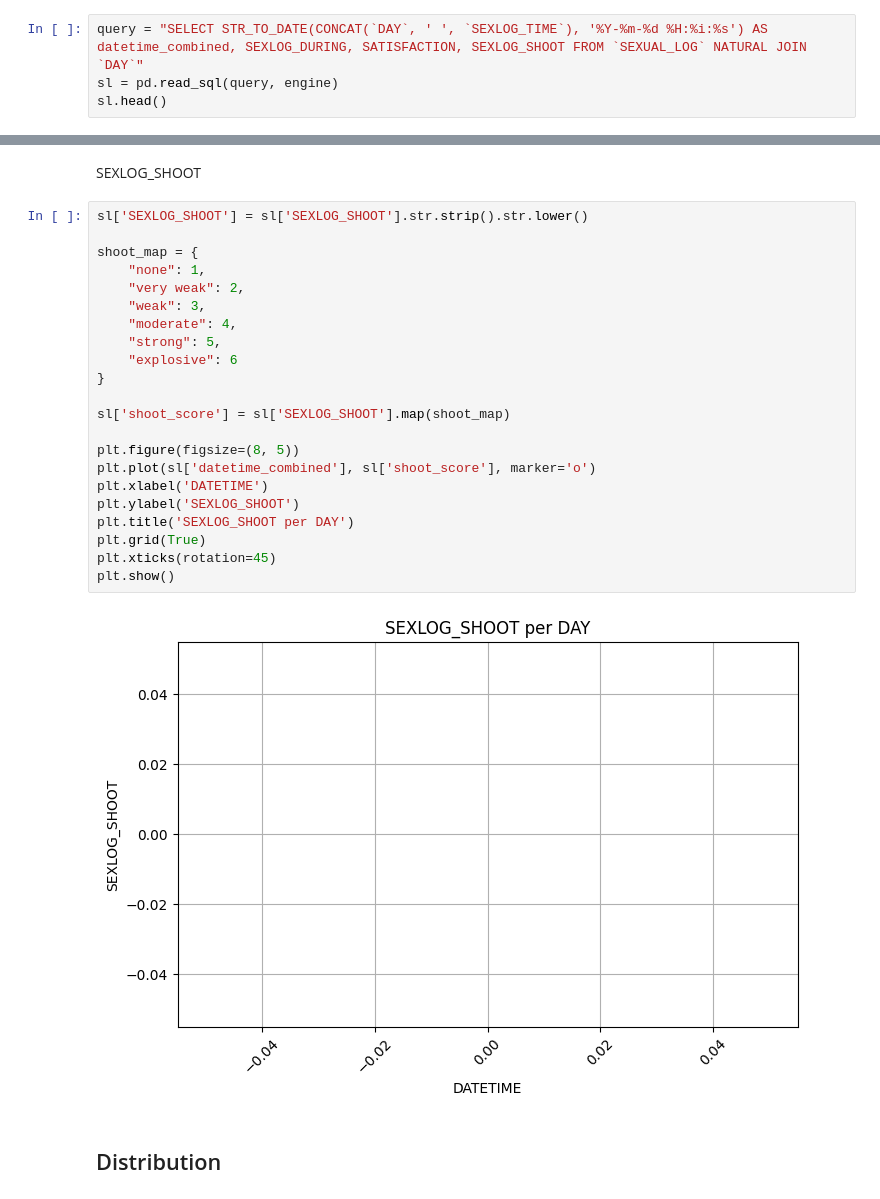
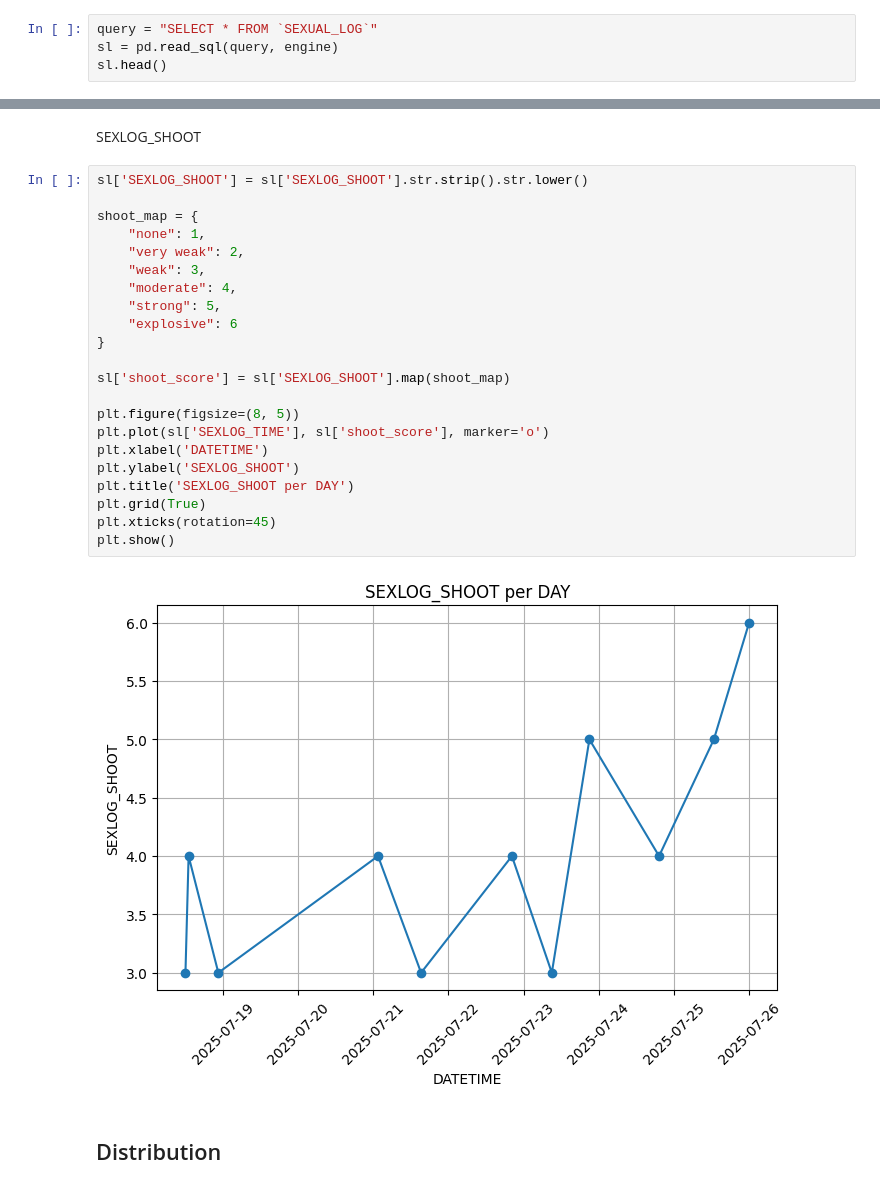
Before and after one commit to Bancie/LearningDB, a Jupyter notebook: data_analyst/sexual_log.ipynb, the cells around one changed output, grey strips where cells are left out. Saved outputs shown, nothing was run; the diff lists cells and outputs as text.

```diff
--- a/data_analyst/sexual_log.ipynb
+++ b/data_analyst/sexual_log.ipynb
@@ -45,7 +45,7 @@ engine = create_engine(f"mysql+mysqlconnector://{user}:{password}@{host}/{dbname
 import pandas as pd
 import matplotlib.pyplot as plt
 # %%
-query = "SELECT STR_TO_DATE(CONCAT(`DAY`, ' ', `SEXLOG_TIME`), '%Y-%m-%d %H:%i:%s') AS datetime_combined, SEXLOG_DURING, SATISFACTION, SEXLOG_SHOOT FROM `SEXUAL_LOG` NATURAL JOIN `DAY`"
+query = "SELECT * FROM `SEXUAL_LOG`"
 sl = pd.read_sql(query, engine)
 sl.head()
 # %% [output]
@@ -57,27 +62,27 @@ SEXLOG_SHOOT
 # %%
 sl['SEXLOG_SHOOT'] = sl['SEXLOG_SHOOT'].str.strip().str.lower()
 
 shoot_map = {
     "none": 1,
     "very weak": 2,
     "weak": 3,
     "moderate": 4,
     "strong": 5,
     "explosive": 6
 }
 
 sl['shoot_score'] = sl['SEXLOG_SHOOT'].map(shoot_map)
 
 plt.figure(figsize=(8, 5))
-plt.plot(sl['datetime_combined'], sl['shoot_score'], marker='o')
+plt.plot(sl['SEXLOG_TIME'], sl['shoot_score'], marker='o')
 plt.xlabel('DATETIME')
 plt.ylabel('SEXLOG_SHOOT')
 plt.title('SEXLOG_SHOOT per DAY')
 plt.grid(True)
 plt.xticks(rotation=45)
 plt.show()
 # %% [output]
-[figure, old version]
+[figure, new version]
 # %% [markdown]
 ## Distribution
 # %% [markdown]
```
Also changed, not shown: parts of 9 cells of this notebook, 3 other files.
